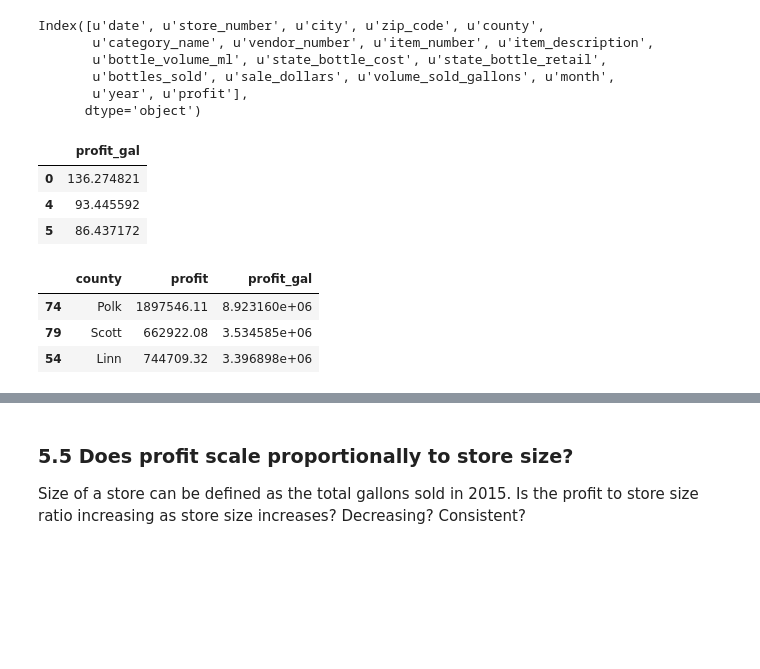
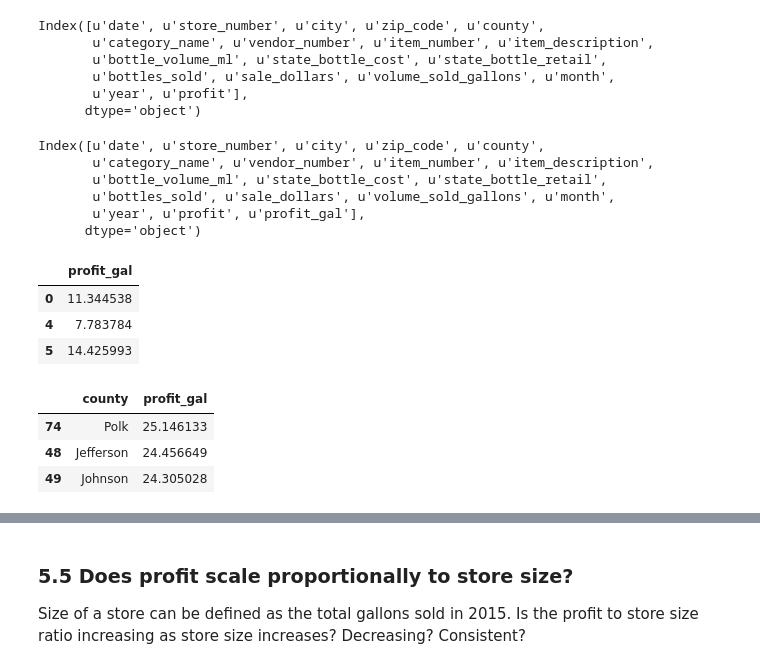
Before and after one commit to vnessified/DSI-SF-2-vnessified, a Jupyter notebook: projects/project-03/starter-code/project-3-starter.ipynb, the cells around one changed output, grey strips where cells are left out. Saved outputs shown, nothing was run; the diff lists cells and outputs as text; code cells hidden in the pictures; blank space fills up the shorter version.

```diff
--- a/projects/project-03/starter-code/project-3-starter.ipynb
+++ b/projects/project-03/starter-code/project-3-starter.ipynb
@@ -352,7 +352,7 @@ store_by_month.head(3)
 # %%
 #pivot by store, months
 #stores with NaN means there were no sales that month so we want to drop them
-open_all_year = store_count_by_month.pivot_table(index='store_number',
+open_all_year = store_by_month.pivot_table(index='store_number',
                                                  columns=['month'], values='sale_dollars').dropna().reset_index()
 # %%
 open_all_year.head(2)
@@ -541,28 +555,34 @@ Index([u'date', u'store_number', u'city', u'zip_code', u'county',
        u'bottles_sold', u'sale_dollars', u'volume_sold_gallons', u'month',
        u'year', u'profit'],
       dtype='object')
-# %%
-#get profit per ml then convert to gallon then groupby county...
-#3785.4117 ml = 1 gallon
-
-sales_2015_12_months.loc[:,'profit_gal'] = sales_2015_12_months.loc[:,'profit']/\
-                                        (sales_2015_12_months.loc[:,'bottle_volume_ml']/3785.4117)
+# %%
+sales_2015_12_months.loc[:,'profit_gal'] = sales_2015_12_months.loc[:,'profit']/\
+                                        sales_2015_12_months.loc[:,'volume_sold_gallons']
+# %%
+sales_2015_12_months.columns
+# %% [output]
+Index([u'date', u'store_number', u'city', u'zip_code', u'county',
+       u'category_name', u'vendor_number', u'item_number', u'item_description',
+       u'bottle_volume_ml', u'state_bottle_cost', u'state_bottle_retail',
+       u'bottles_sold', u'sale_dollars', u'volume_sold_gallons', u'month',
+       u'year', u'profit', u'profit_gal'],
+      dtype='object')
 # %%
 sales_2015_12_months[['profit_gal']].head(3)
 # %% [output]
 |  | profit_gal |
-| 0 | 136.274821 |
-| 4 | 93.445592 |
-| 5 | 86.437172 |
+| 0 | 11.344538 |
+| 4 | 7.783784 |
+| 5 | 14.425993 |
 # %%
-county_gal_profit = sales_2015_12_months.groupby('county').sum().reset_index()
+county_gal_profit = sales_2015_12_months.groupby('county')[['profit_gal']].mean().reset_index()
 # %%
-county_gal_profit[['county', 'profit','profit_gal']].sort_values('profit_gal', ascending=False).head(3)
+county_gal_profit.sort_values('profit_gal', ascending=False).head(3)
 # %% [output]
-|  | county | profit | profit_gal |
-| 74 | Polk | 1897546.11 | 8.923160e+06 |
-| 79 | Scott | 662922.08 | 3.534585e+06 |
-| 54 | Linn | 744709.32 | 3.396898e+06 |
+|  | county | profit_gal |
+| 74 | Polk | 25.146133 |
+| 48 | Jefferson | 24.456649 |
+| 49 | Johnson | 24.305028 |
 # %% [markdown]
 <img src="http://imgur.com/xDpSobf.png" style="float: left; margin: 25px 15px 0px 0px; height: 25px">
 
```
Also changed, not shown: parts of 6 cells of this notebook.
